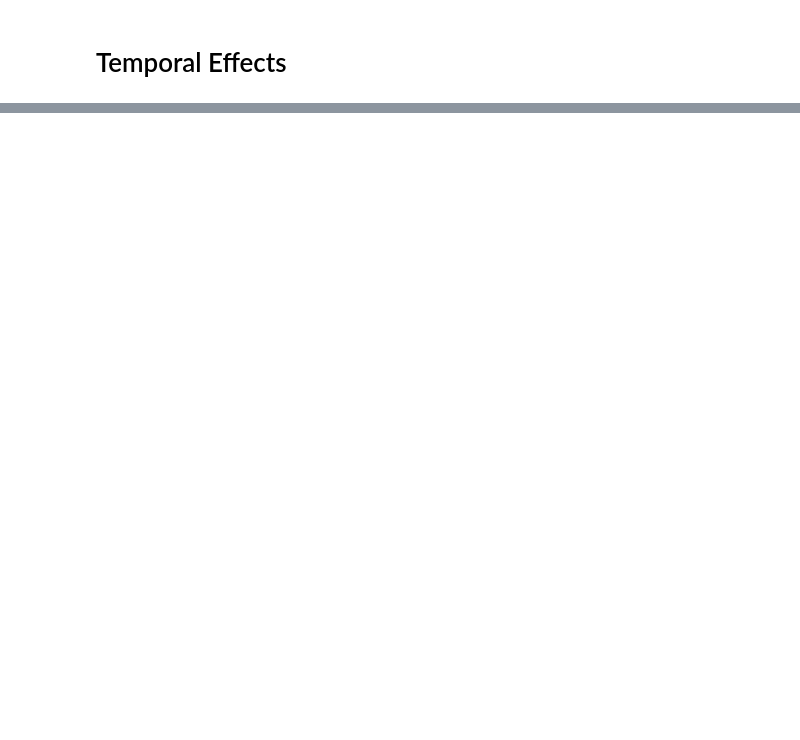
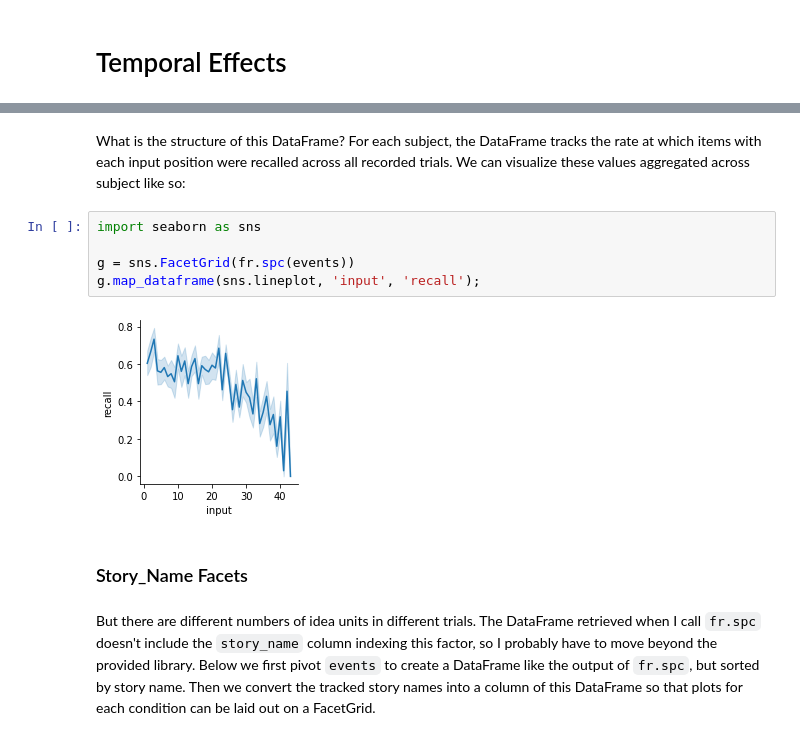
Before and after one commit to githubpsyche/narrative_cmr, a Jupyter notebook: 05_Temporal_Effects.ipynb, the cells around one changed output, grey strips where cells are left out. Saved outputs shown, nothing was run; the diff lists cells and outputs as text; blank space fills up the shorter version.

```diff
--- a/05_Temporal_Effects.ipynb
+++ b/05_Temporal_Effects.ipynb
@@ -207,0 +54,13 @@ def visualize_fit(
+# %% [markdown]
+What is the structure of this DataFrame? For each subject, the DataFrame tracks the rate at which items with each input position were recalled across all recorded trials. We can visualize these values aggregated across subject like so:
+# %%
+import seaborn as sns
+
+g = sns.FacetGrid(fr.spc(events))
+g.map_dataframe(sns.lineplot, 'input', 'recall');
+# %% [output]
+[figure, added]
+# %% [markdown]
+### Story_Name Facets
+# %% [markdown]
+But there are different numbers of idea units in different trials. The DataFrame retrieved when I call `fr.spc` doesn't include the `story_name` column indexing this factor, so I probably have to move beyond the provided library. Below we first pivot `events` to create a DataFrame like the output of `fr.spc`, but sorted by story name. Then we convert the tracked story names into a column of this DataFrame so that plots for each condition can be laid out on a FacetGrid.
```
Also changed, not shown: parts of 82 cells of this notebook, 13 other files.
